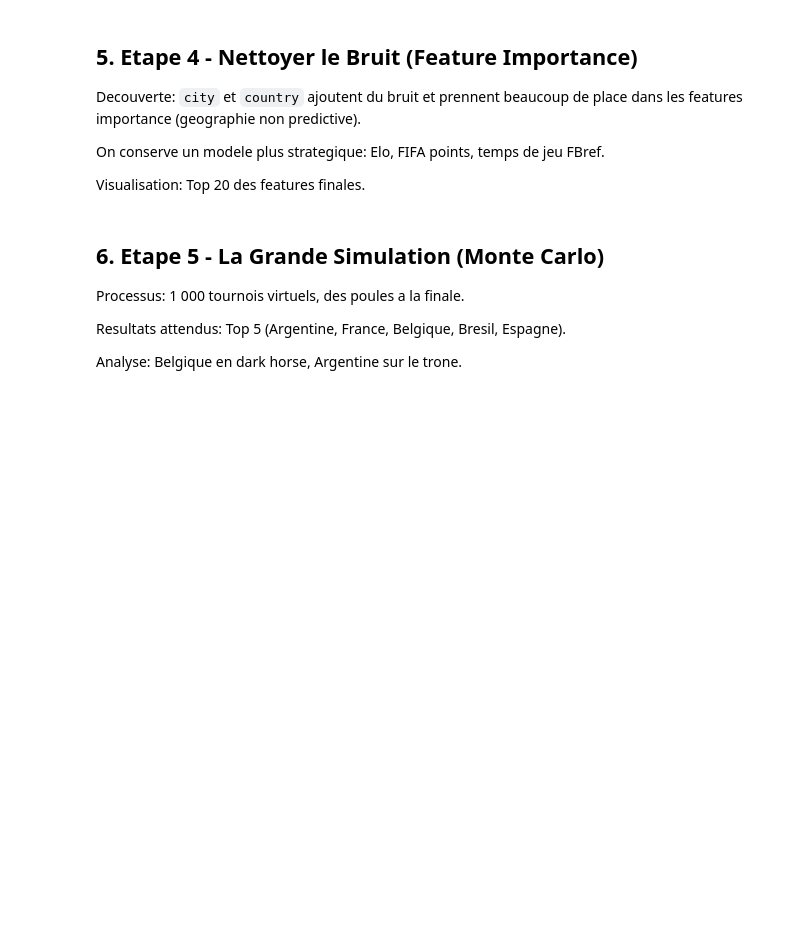
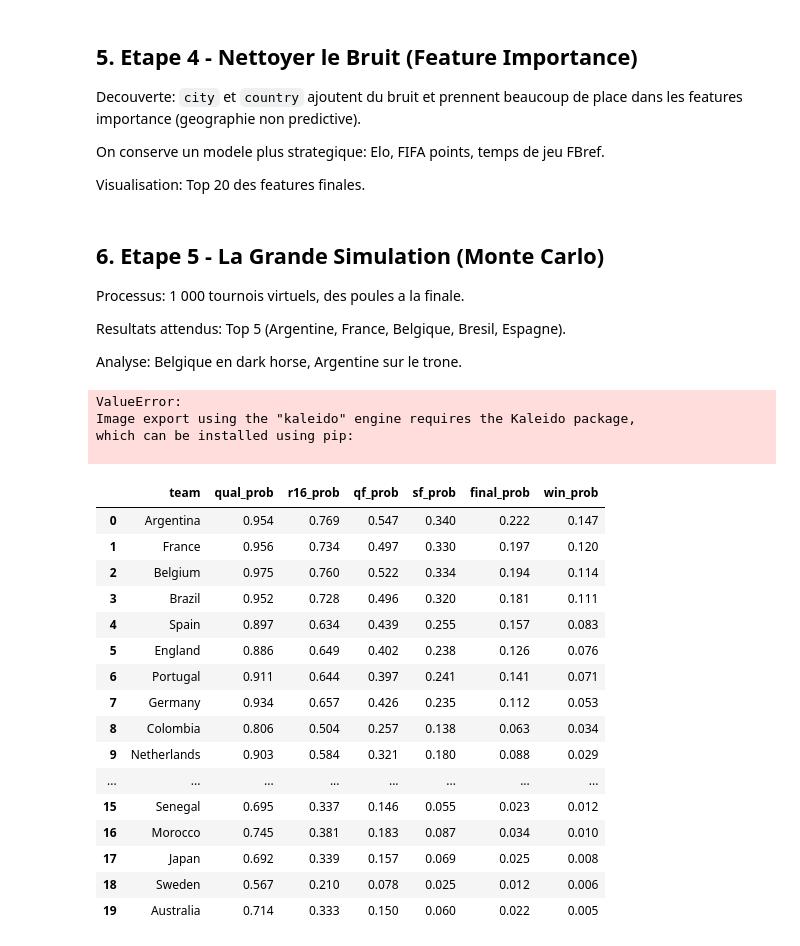
Before and after one commit to ethanbch/wc2026-ml-simulator, a Jupyter notebook: notebooks/07_storytelling_mlfoot2026.ipynb, the cells around one changed output. Saved outputs shown, nothing was run; the diff lists cells and outputs as text; code cells hidden in the pictures; blank space fills up the shorter version.

```diff
--- a/notebooks/07_storytelling_mlfoot2026.ipynb
+++ b/notebooks/07_storytelling_mlfoot2026.ipynb
@@ -326,25 +326,24 @@ Analyse: Belgique en dark horse, Argentine sur le trone.
 import pandas as pd
 import plotly.graph_objects as go
 from pathlib import Path
+import colorsys
 
 # --- Chargement des données ---
-sim_path = BASE_DIR /"data" / "processed" / "wc2026_simulation.csv"
-sim_df = pd.read_csv(sim_path)
+sim_path = BASE_DIR / "data" / "processed" / "wc2026_simulation.csv"
 sim_df = pd.read_csv(sim_path)
 
-top48 = sim_df.sort_values("win_prob", ascending=False).head(48).reset_index(drop=True)
+top10 = sim_df.sort_values("win_prob", ascending=False).head(10).reset_index(drop=True)
 
 # --- Palette de couleurs gradient personnalisée (du plus fort au plus faible) ---
-n = len(top48)
+n = len(top10)
 colors = [
     f"oklch({0.45 + 0.35 * (1 - i / (n - 1)):.2f} 0.15 {192 - 30 * i / (n - 1):.0f})"
     for i in range(n)
-]
-# Fallback hex si oklch non supporté dans Plotly
-import colorsys
+ ]
+# Fallback hex si oklch non supporte dans Plotly
 
 def oklch_to_hex(l, c, h_deg):
-    """Approximation oklch → RGB hex via HLS pour Plotly."""
+    """Approximation oklch -> RGB hex via HLS pour Plotly."""
     h = h_deg / 360
     s = min(c * 2.5, 1.0)
     r, g, b = colorsys.hls_to_rgb(h, l, s)
@@ -353,7 +352,7 @@ def oklch_to_hex(l, c, h_deg):
 hex_colors = [
     oklch_to_hex(0.45 + 0.35 * (1 - i / (n - 1)), 0.15, 192 - 30 * i / (n - 1))
     for i in range(n)
-]
+ ]
 
 # --- Construction du graphique ---
 fig = go.Figure()
@@ -365,16 +364,16 @@ fig.add_trace(go.Bar(
     marker=dict(
         color=hex_colors,
         line=dict(width=0),
-        cornerradius=6,          # coins arrondis (Plotly ≥ 5.16)
+        cornerradius=6,
     ),
     text=[f"{v:.1%}" for v in top10["win_prob"]],
     textposition="outside",
     textfont=dict(size=13, family="Inter, sans-serif", color="#28251d"),
-    hovertemplate="<b>%{y}</b><br>Probabilité de titre : <b>%{x:.2%}</b><extra></extra>",
+    hovertemplate="<b>%{y}</b><br>Probabilite de titre : <b>%{x:.2%}</b><extra></extra>",
     cliponaxis=False,
 ))
 
-# --- Annotation du leader (médaille 🥇) ---
+# --- Annotation du leader ---
 top_team = top10.iloc[0]["team"]
 top_prob = top10.iloc[0]["win_prob"]
 fig.add_annotation(
@@ -386,17 +385,16 @@ fig.add_annotation(
     xshift=55,
     font=dict(size=18),
     yshift=0,
-)
+ )
 
-
-# --- Layout (syntaxe moderne : title.text + title.font) ---
+# --- Layout ---
+title_text = (
+    "<b>Top 10 — Probabilite de Victoire Finale</b><br>"
+    "<span style='font-size:13px;color:#7a7974'>Coupe du Monde 2026 · Simulation Monte Carlo</span>"
+ )
 fig.update_layout(
     title=dict(
-        text=(
-            "<b>Top 10 — Probabilité de Victoire Finale</b><br>"
-            "<span style='font-size:13px;color:#7a7974'>"
-            "Coupe du Monde 2026 · Simulation Monte Carlo</span>"
-        ),
+        text=title_text,
         font=dict(size=20, family="Inter, sans-serif", color="#28251d"),
         x=0,
         xanchor="left",
@@ -404,8 +402,8 @@ fig.update_layout(
     ),
     xaxis=dict(
         title=dict(
-            text="Probabilité de titre",
-            font=dict(size=13, color="#7a7974"),   # ✅ syntaxe correcte
+            text="Probabilite de titre",
+            font=dict(size=13, color="#7a7974"),
         ),
         tickformat=".0%",
         gridcolor="#dcd9d5",
@@ -432,7 +430,7 @@ fig.update_layout(
         font=dict(color="#cdccca", size=13, family="Inter, sans-serif"),
         bordercolor="#393836",
     ),
-)
+ )
 
 # --- Watermark ---
 fig.add_annotation(
@@ -442,6 +440,11 @@ fig.add_annotation(
     xanchor="right",
     font=dict(size=10, color="#bab9b4"),
     showarrow=False,
-)
+ )
 
 fig.show()
+# %% [output]
+ValueError:
+Image export using the "kaleido" engine requires the Kaleido package,
+which can be installed using pip:
+
@@ -448,3 +462,23 @@ fig.show()
+# %%
+sim_df.sort_values("win_prob", ascending=False).head(20)
+# %% [output]
+|  | team | qual_prob | r16_prob | qf_prob | sf_prob | final_prob | win_prob |
+| 0 | Argentina | 0.954 | 0.769 | 0.547 | 0.340 | 0.222 | 0.147 |
+| 1 | France | 0.956 | 0.734 | 0.497 | 0.330 | 0.197 | 0.120 |
+| 2 | Belgium | 0.975 | 0.760 | 0.522 | 0.334 | 0.194 | 0.114 |
+| 3 | Brazil | 0.952 | 0.728 | 0.496 | 0.320 | 0.181 | 0.111 |
+| 4 | Spain | 0.897 | 0.634 | 0.439 | 0.255 | 0.157 | 0.083 |
+| 5 | England | 0.886 | 0.649 | 0.402 | 0.238 | 0.126 | 0.076 |
+| 6 | Portugal | 0.911 | 0.644 | 0.397 | 0.241 | 0.141 | 0.071 |
+| 7 | Germany | 0.934 | 0.657 | 0.426 | 0.235 | 0.112 | 0.053 |
+| 8 | Colombia | 0.806 | 0.504 | 0.257 | 0.138 | 0.063 | 0.034 |
+| 9 | Netherlands | 0.903 | 0.584 | 0.321 | 0.180 | 0.088 | 0.029 |
+| ... | ... | ... | ... | ... | ... | ... | ... |
+| 15 | Senegal | 0.695 | 0.337 | 0.146 | 0.055 | 0.023 | 0.012 |
+| 16 | Morocco | 0.745 | 0.381 | 0.183 | 0.087 | 0.034 | 0.010 |
+| 17 | Japan | 0.692 | 0.339 | 0.157 | 0.069 | 0.025 | 0.008 |
+| 18 | Sweden | 0.567 | 0.210 | 0.078 | 0.025 | 0.012 | 0.006 |
+| 19 | Australia | 0.714 | 0.333 | 0.150 | 0.060 | 0.022 | 0.005 |
 # %%
 heat = sim_df.set_index("team")[["qual_prob", "r16_prob", "qf_prob", "sf_prob", "final_prob", "win_prob"]]
 heat.columns = ["Poules", "R16", "QF", "SF", "Finale", "Vainqueur"]
```
Also changed, not shown: parts of 3 cells of this notebook, 10 other files.
